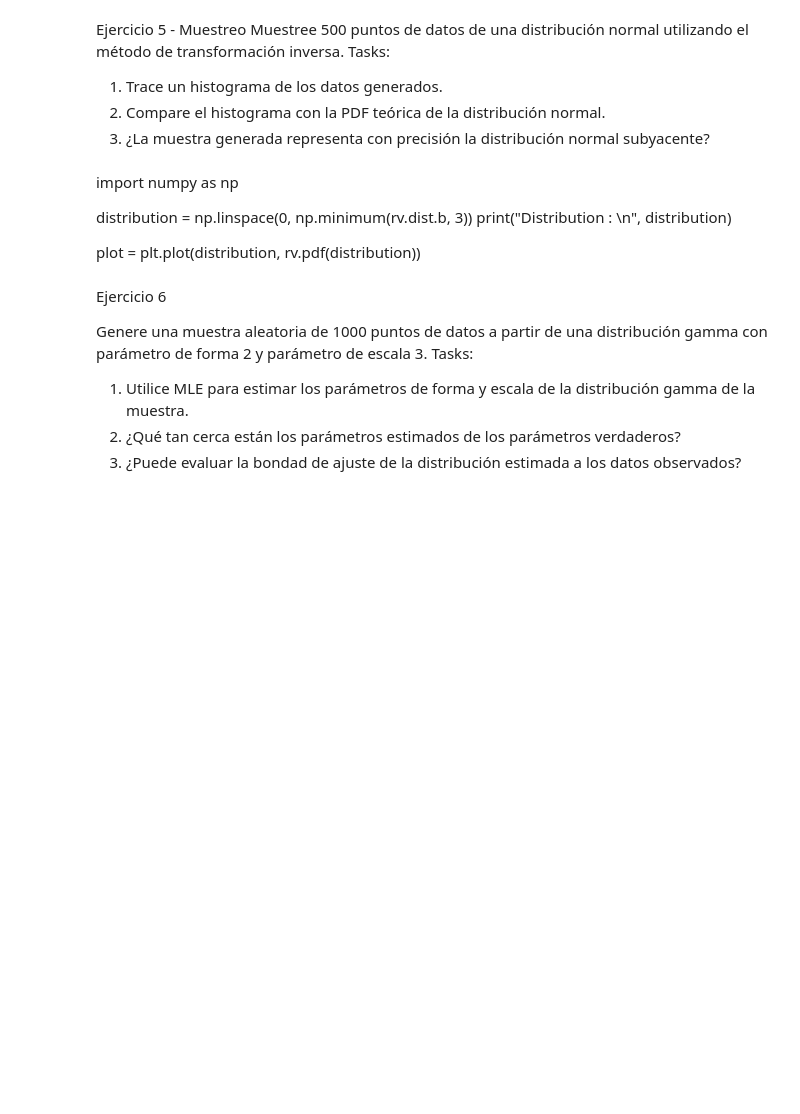
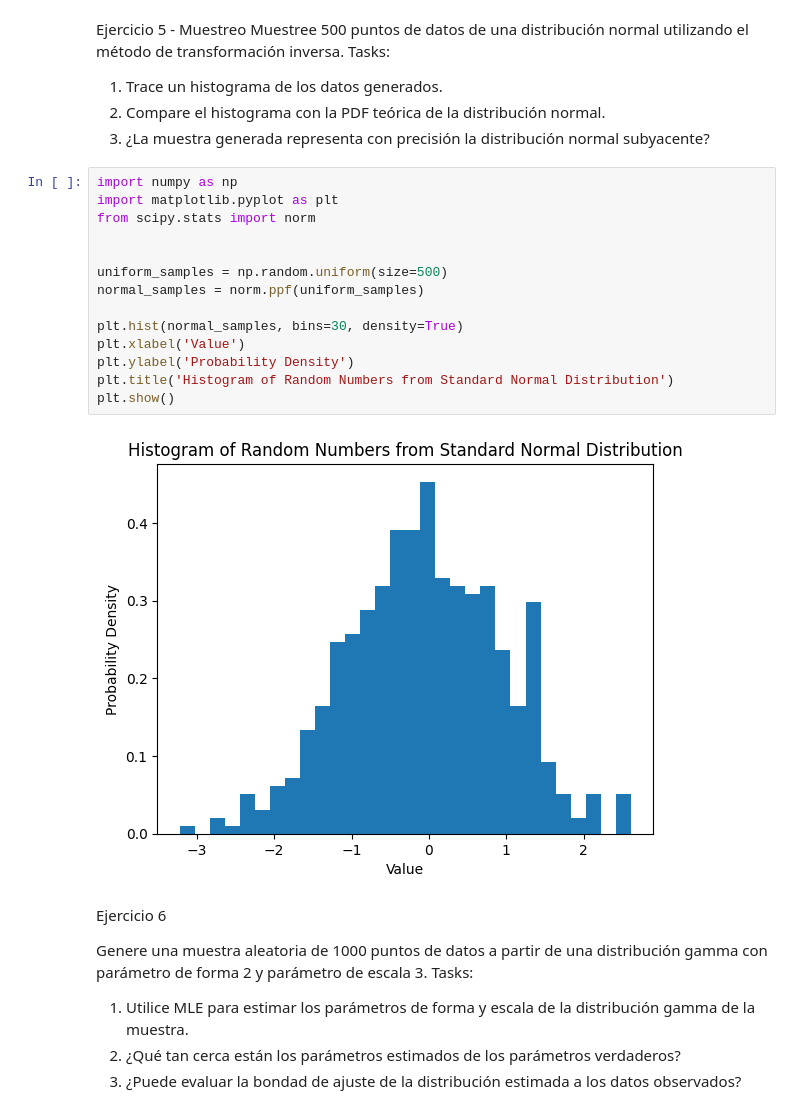
Before and after one commit to 20Candy/Lab1_Simulacion, a Jupyter notebook: main.ipynb, the cells around one changed output. Cells and saved outputs as stored; diff of their text form; blank space fills up the shorter version.

```diff
--- a/main.ipynb
+++ b/main.ipynb
@@ -168,13 +168,22 @@ Tasks:
 1. Trace un histograma de los datos generados.
 2. Compare el histograma con la PDF teórica de la distribución normal.
 3. ¿La muestra generada representa con precisión la distribución normal subyacente?
-# %% [markdown]
-import numpy as np
-
-distribution = np.linspace(0, np.minimum(rv.dist.b, 3))
-print("Distribution : \n", distribution)
-
-plot = plt.plot(distribution, rv.pdf(distribution))
+# %%
+import numpy as np
+import matplotlib.pyplot as plt
+from scipy.stats import norm
+
+
+uniform_samples = np.random.uniform(size=500)
+normal_samples = norm.ppf(uniform_samples)
+
+plt.hist(normal_samples, bins=30, density=True)
+plt.xlabel('Value')
+plt.ylabel('Probability Density')
+plt.title('Histogram of Random Numbers from Standard Normal Distribution')
+plt.show()
+# %% [output]
+[figure, added]
 # %% [markdown]
 Ejercicio 6
 
```
Also changed, not shown: parts of 2 cells of this notebook.
